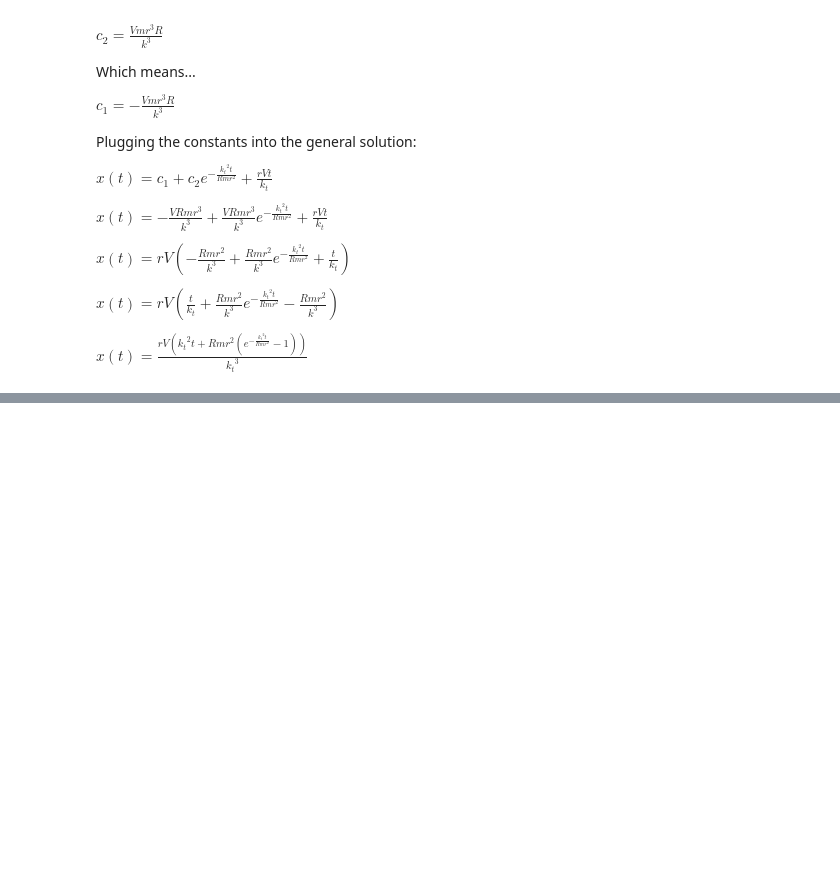
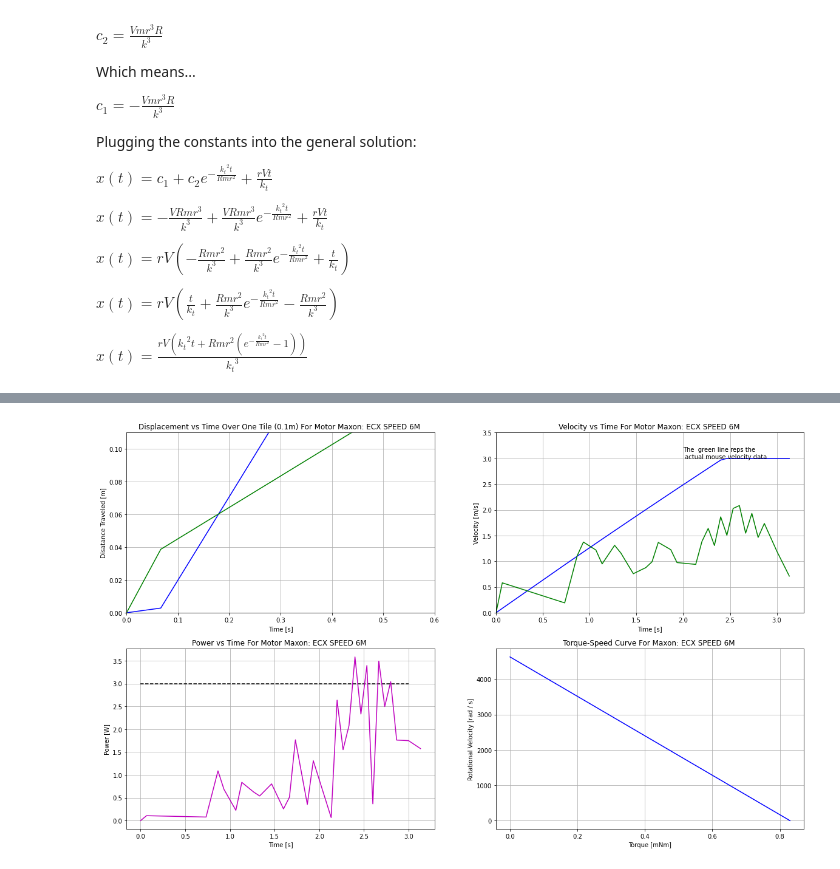
Before and after one commit to gingineer95/Micromouse_Predator, a Jupyter notebook: Motor_Simulations_and_Torque-Speed_Graphs.ipynb, the cells around one changed output, grey strips where cells are left out. Saved outputs shown, nothing was run; the diff lists cells and outputs as text; code cells hidden in the pictures; blank space fills up the shorter version.

Commit message:
Working on my simulations. I'm able to elimate motors that cant meet the power requirements, now I need to look at different gear ratios and how those affect the trajectories

```diff
--- a/Motor_Simulations_and_Torque-Speed_Graphs.ipynb
+++ b/Motor_Simulations_and_Torque-Speed_Graphs.ipynb
@@ -952,0 +622,91 @@ $x'(t) = \frac{rV}{{(k_t G)}^3} ({(k_t G)}^2 -{{(k_t G)}^2} {e}^{-\frac{{(k_t G)
+# %%
+                                    # Plot 1.5W Motors INDIVIDUALLY#
+
+G1 = 1
+
+# These are approximate weights of some quick research I did into other parts we'll need
+m_battery_g = 50
+m_controller = 10
+m_encoder = 5
+m_other = 10
+m_equip = m_battery_g + m_controller + m_encoder +  m_other
+
+wheel_radii_15W = []
+
+for i in range(len(all_motor_name_15W)):
+    motor_diam_15W = all_motor_diam_15W[i]
+    kt_15W = all_motor_kt_15W[i]
+    single_motor_m_15W = all_single_motor_weight_15W[i]
+    input_V_15W = all_nominal_V_15W[i]
+    motor_R_15W = all_motor_R_15W[i]
+    motor_stall_t_15W = all_motor_stall_t_15W[i]
+    motor_no_load_RPM_15W = all_motor_no_load_RPM_15W[i]
+    motor_eff_15W = all_motor_eff_15W[i]
+
+    m_total_15W = ((single_motor_m_15W*2) + m_battery_g + m_controller + m_encoder +  m_other) / 1000
+
+    no_load_w_15W = (2*math.pi*motor_no_load_RPM_15W) / 60
+
+    motor_rad_15W = (motor_diam_15W / 2)
+    wheel_rad_15W = (motor_rad_15W + 5) / 1000
+    wheel_radii_15W.append(wheel_rad_15W)
+
+    I_15W = input_V_15W / motor_R_15W
+    print(f"Current for 1.5W is {I_15W} and resistance is {motor_R_15W} \n therefore I2R is {I_15W*I_15W*motor_R_15W}")
+
+    displacement1 = disp_simulation(m_total_15W, kt_15W, G1, input_V_15W, motor_R_15W, wheel_rad_15W, motor_eff_15W)
+
+    vel1 = vel_simulation(m_total_15W, kt_15W, G1, input_V_15W, motor_R_15W, wheel_rad_15W, motor_eff_15W)
+
+    accel1 = accel_simulation(m_total_15W, kt_15W, G1, input_V_15W, motor_R_15W, wheel_rad_15W, motor_eff_15W)
+
+    power1 = input_power(accel, wheel_rad_15W, vel1, motor_eff_15W, m_total_15W, I_15W, motor_R_15W)
+
+    fig, ((ax1, ax2), (ax3, ax4)) = plt.subplots(2, 2, figsize=(20, 12))
+
+############## Make the first graph a Dist vs Time graph for one tile (0.1m) ####################
+    ax1.plot(time, displacement1, '-b')
+    ax1.plot(seconds,distance_meter, '-g')
+    ax1.set_xlabel('Time [s]')
+    ax1.set_ylabel('Disatance Traveled [m]')
+    ax1.grid(b=None, which='both', axis='both')
+    ax1.set_ylim(bottom= 0, top = 0.11)
+    ax1.set_xlim(left= 0, right = 0.6)
+    ax1.set_title(f'Displacement vs Time Over One Tile (0.1m) For Motor {all_motor_name_15W[i]}')
+
+############## Make the second graph a Vel vs Time graph ####################
+    ax2.plot(time, vel1, '-b')
+    ax2.plot(seconds,v2, "-g") # Plot the mouse data
+    ax2.set_xlabel('Time [s]')
+    ax2.set_ylabel('Velocity [m/s]')
+    ax2.grid(b=None, which='both', axis='both')
+    ax2.text(2.0, 3.0, f"The  green line reps the \n actual mouse velocity data")
+    ax2.set_ylim(bottom= 0, top = 3.5)
+    ax2.set_xlim(left= 0)
+    ax2.set_title(f'Velocity vs Time For Motor {all_motor_name_15W[i]}')
+
+############# Make the third graph a Power vs Time graph ####################
+    ax3.plot(time, power1, '-m')
+    ax3.set_xlabel('Time [s]')
+    ax3.set_ylabel('Power [W]')
+    ax3.hlines(3.0, 0, 3.0, color="black", linestyle="dashed")
+    ax3.grid(b=None, which='both', axis='both')
+    ax3.set_title(f'Power vs Time For Motor {all_motor_name_15W[i]}')
+
+############# Make the fourth graph a torque-speed curve ####################
+    ax4.plot([0, motor_stall_t_15W*G1], [no_load_w_15W / G1, 0], "-b")
+    ax4.grid(b=None, which='both', axis='both')
+    ax4.set_xlabel('Torque [mNm]')
+    ax4.set_ylabel('Rotational Velocity [rad / s]')
+    ax4.set_title(f'Torque-Speed Curve For {all_motor_name_15W[i]}')
+
+    plt.show()
+
+    p_len1 = len(power1)
+    p_sum1 = sum(power1)
+    p_ave1 = p_sum1 / p_len1
+
+    print(f"Average power is {p_ave1}")
+    print("_________________________________________________________________________________________________________________")
+    print("_________________________________________________________________________________________________________________\n")
+# %% [output]
@@ -952,0 +715 @@ $x'(t) = \frac{rV}{{(k_t G)}^3} ({(k_t G)}^2 -{{(k_t G)}^2} {e}^{-\frac{{(k_t G)
+[figure, added]
```
Also changed, not shown: parts of 49 cells of this notebook.
